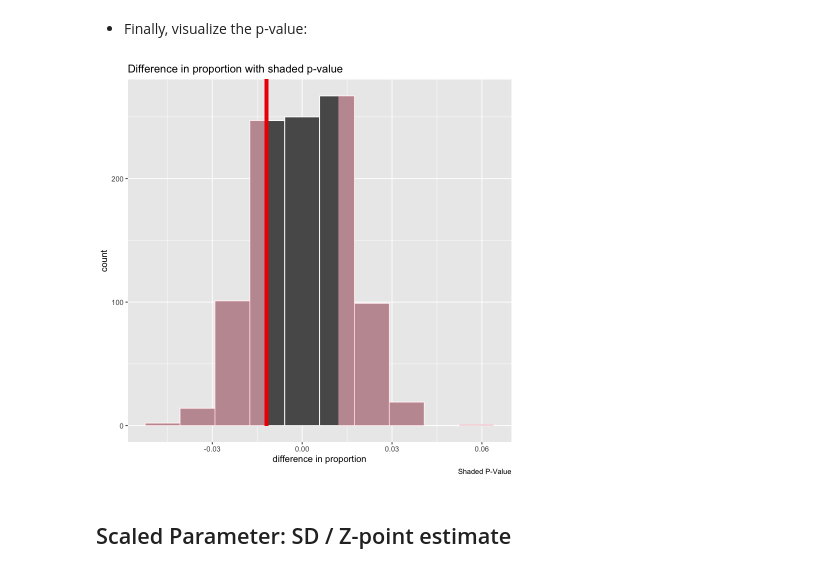
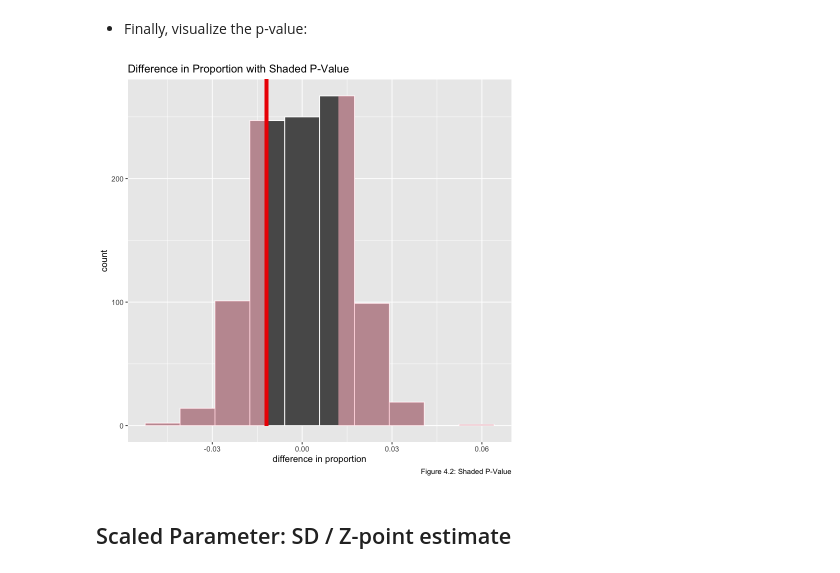
Before and after one commit to edlng/STAT201Project, a Jupyter notebook: project.ipynb, the cells around one changed output. Saved outputs shown, nothing was run; the diff lists cells and outputs as text; code cells hidden in the pictures.

```diff
--- a/project.ipynb
+++ b/project.ipynb
@@ -260,9 +260,9 @@ A tibble: 1 × 1
 # %%
 visualize(prop_diffs, bins = 10) +
   shade_p_value(obs_stat = obs_diff_prop, direction = "both") +
-labs(x='difference in proportion', caption = "Shaded P-Value") + ggtitle('Difference in proportion with shaded p-value')
+labs(x='difference in proportion', caption = "Figure 4.2: Shaded P-Value") + ggtitle('Difference in Proportion with Shaded P-Value')
 # %% [output]
-[figure, old version]
+[figure, new version]
 # %% [markdown]
 ## Scaled Parameter: SD / Z-point estimate
 # %%
```
Also changed, not shown: parts of 3 cells of this notebook.
